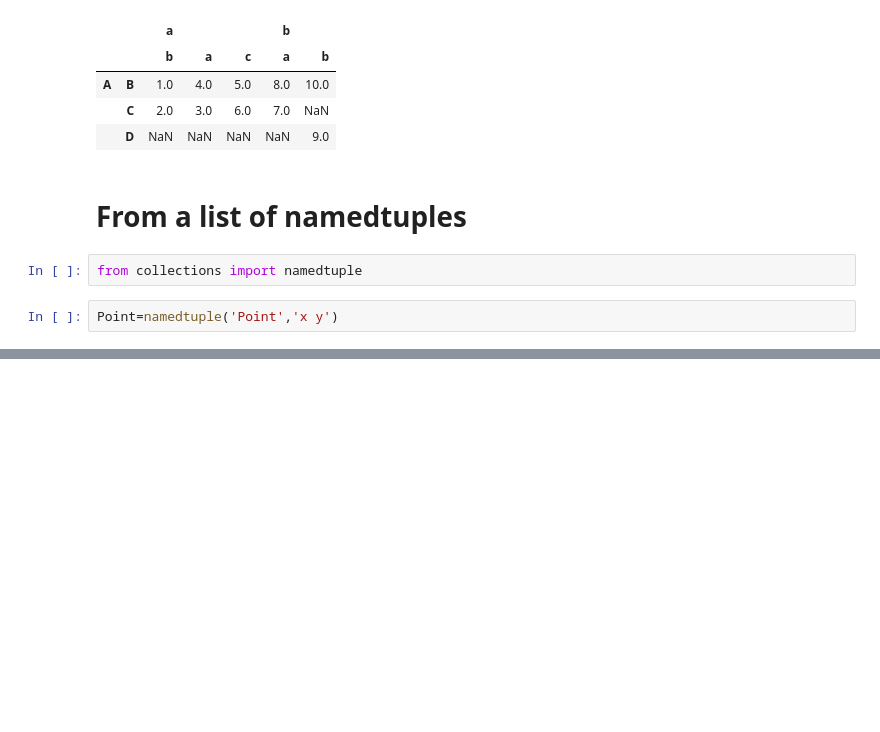
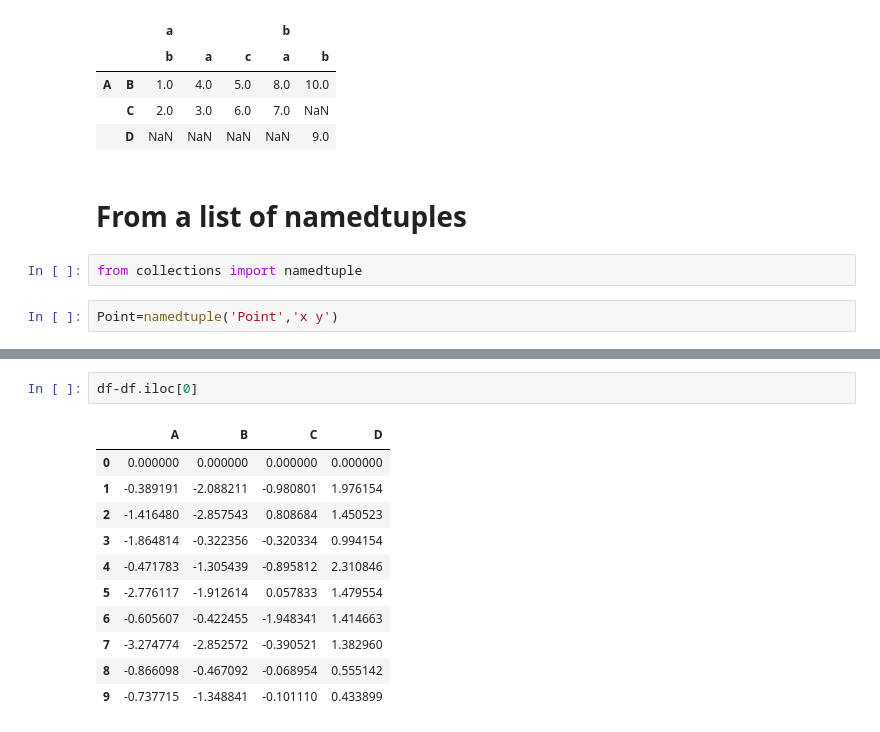
Before and after one commit to Danhuangstats/PandasLearning, a Jupyter notebook: Intro to data structures.ipynb, the cells around one changed output, grey strips where cells are left out. Cells and saved outputs as stored; diff of their text form; blank space fills up the shorter version.

```diff
--- a/Intro to data structures.ipynb
+++ b/Intro to data structures.ipynb
@@ -278,0 +523,14 @@ pd.DataFrame([Point(0,0)])
+# %%
+df-df.iloc[0]
+# %% [output]
+|  | A | B | C | D |
+| 0 | 0.000000 | 0.000000 | 0.000000 | 0.000000 |
+| 1 | -0.389191 | -2.088211 | -0.980801 | 1.976154 |
+| 2 | -1.416480 | -2.857543 | 0.808684 | 1.450523 |
+| 3 | -1.864814 | -0.322356 | -0.320334 | 0.994154 |
+| 4 | -0.471783 | -1.305439 | -0.895812 | 2.310846 |
+| 5 | -2.776117 | -1.912614 | 0.057833 | 1.479554 |
+| 6 | -0.605607 | -0.422455 | -1.948341 | 1.414663 |
+| 7 | -3.274774 | -2.852572 | -0.390521 | 1.382960 |
+| 8 | -0.866098 | -0.467092 | -0.068954 | 0.555142 |
+| 9 | -0.737715 | -1.348841 | -0.101110 | 0.433899 |
```
Also changed, not shown: parts of 68 cells of this notebook.
